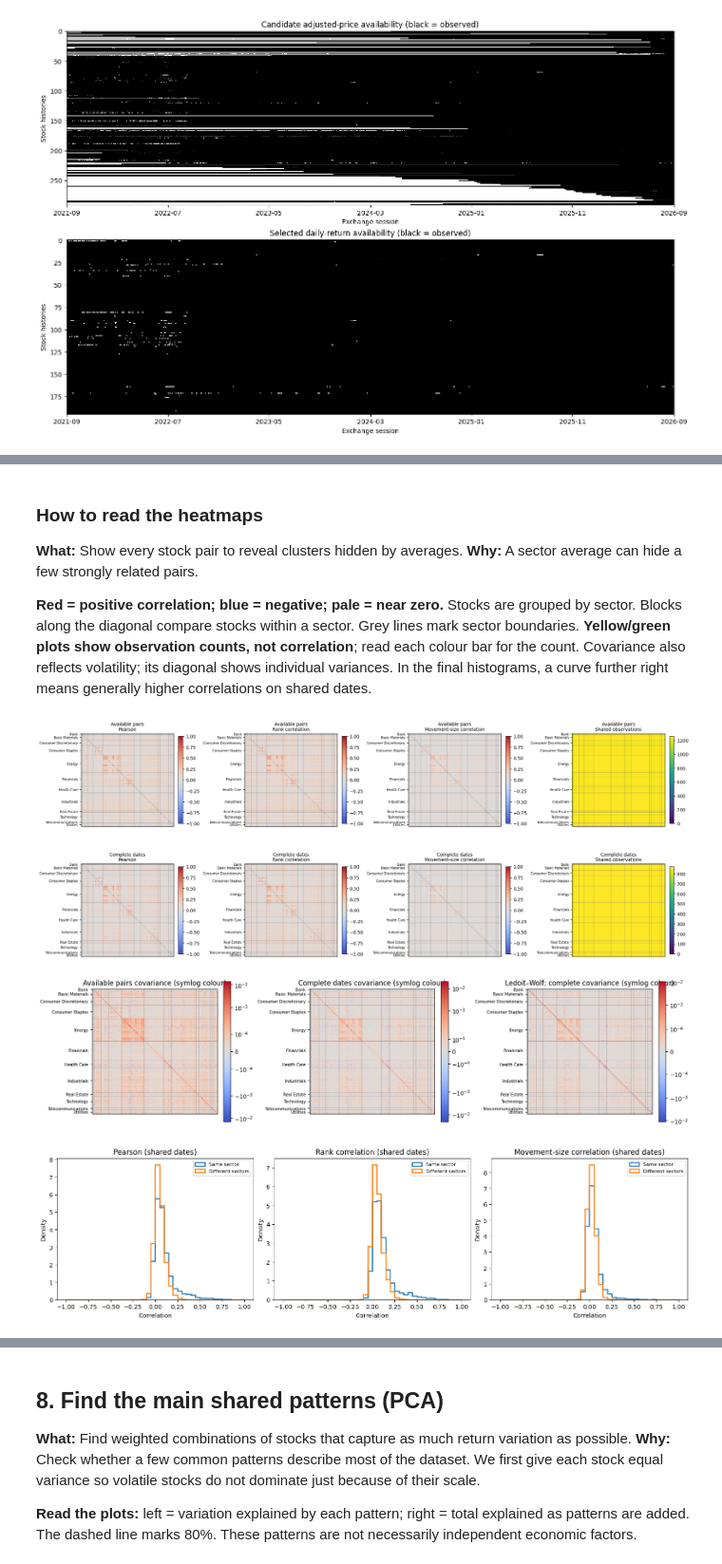
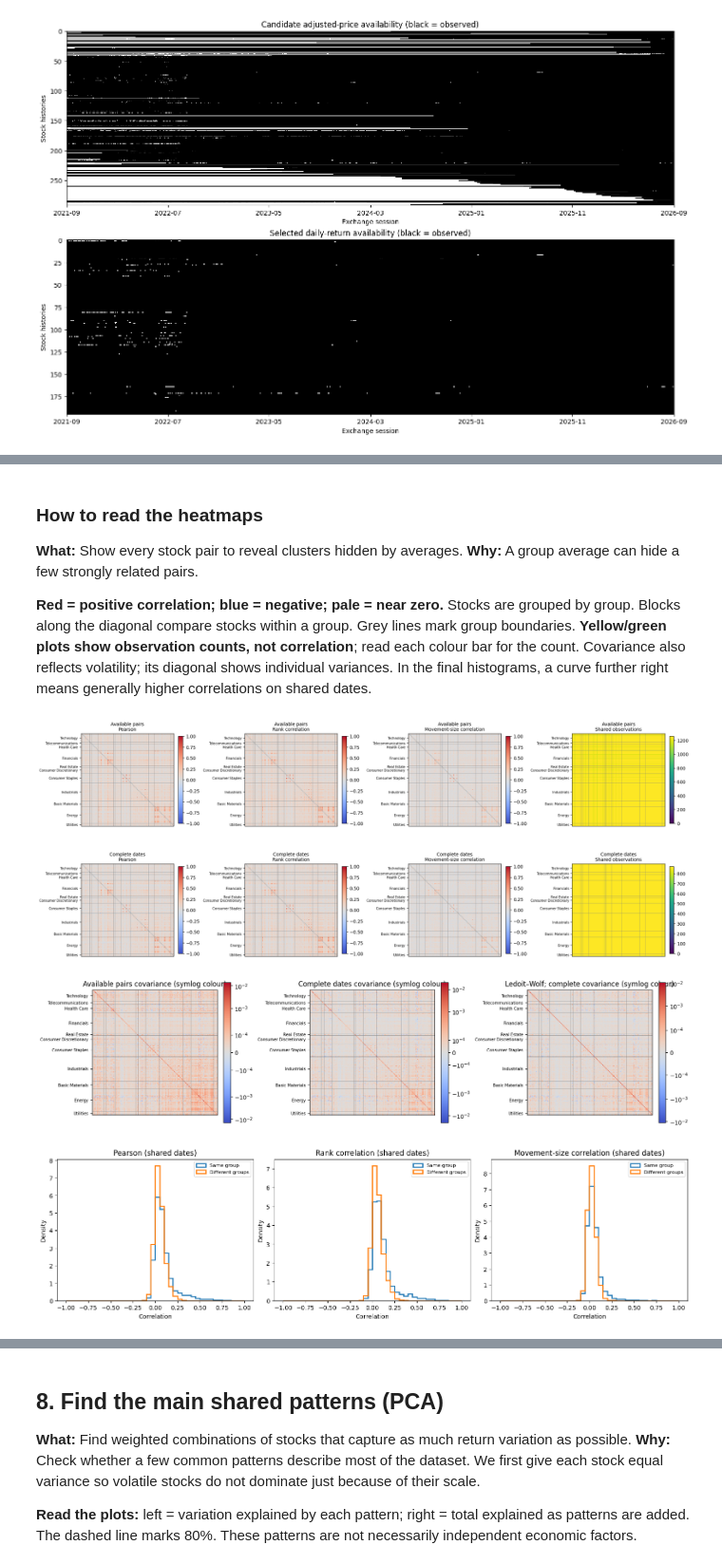
Before and after one commit to dared22/master_thesis, a Jupyter notebook: sandbox/EDA/EDA_sector_dependence.ipynb, the cells around one changed output, grey strips where cells are left out. Shown at 95% size. Drawn from its saved outputs; the diff is of its cells as text; code cells hidden in the pictures.

```diff
--- a/sandbox/EDA/EDA_sector_dependence.ipynb
+++ b/sandbox/EDA/EDA_sector_dependence.ipynb
@@ -41,4 +60,5 @@ observed movements or interpolated across modelling train/validation/test bounda
 # %%
+GROUPING_LEVEL = "Industry"  # Industry, Supersector, Sector, or Original (supplied sectors)
 INTERPOLATE_SHORT_GAPS = False
 MAX_INTERPOLATION_GAP = 5
 
@@ -46,6 +66,10 @@ from pathlib import Path
 from itertools import combinations
 from time import perf_counter
 from importlib.metadata import version
+import hashlib
+import gzip
+import json
+import re
 
 import numpy as np
 import pandas as pd
@@ -80,6 +104,14 @@ BOUNDARY_FLAG = 0.20  # Simple-return inspection threshold, not a deletion rule.
 root = next(p for p in [Path.cwd(), *Path.cwd().parents]
             if (p / "Data" / SOURCE_NAME).is_file())
 source = root / "Data" / SOURCE_NAME
+assert GROUPING_LEVEL in ("Industry", "Supersector", "Sector", "Original")
+mapping_path = root / "Data" / "stock_sector_mapping.csv"
+mapping_hash = None
+source_digest = hashlib.sha256()
+with source.open("rb") as handle:
+    for chunk in iter(lambda: handle.read(1024 * 1024), b""):
+        source_digest.update(chunk)
+financial_source_sha256 = source_digest.hexdigest()
 packages = ["numpy", "pandas", "scipy", "scikit-learn", "matplotlib",
             "exchange_calendars", "tslearn", "threadpoolctl"]
 package_versions = pd.Series({p: version(p) for p in packages}, name="version")
@@ -90,5 +122,6 @@ pd.set_option("display.max_colwidth", 70)
 pd.set_option("display.precision", 3)
 started = perf_counter()
 print(f"Data: {SOURCE_NAME} | {START.date()} to {END.date()}")
+print(f"Grouping: {GROUPING_LEVEL}; interpolation is controlled independently.")
 # %% [output]
 Data: BMG9156K1018_10.09.2026_14.59.34.csv | 2021-09-08 to 2026-09-08
@@ -647,15 +762,16 @@ Covariance shrinkage strength: 48.8% (higher means more shrinkage).
 ### How to read the heatmaps
 
 **What:** Show every stock pair to reveal clusters hidden by averages.
-**Why:** A sector average can hide a few strongly related pairs.
+**Why:** A group average can hide a few strongly related pairs.
 
-**Red = positive correlation; blue = negative; pale = near zero.** Stocks are grouped by sector.
-Blocks along the diagonal compare stocks within a sector. Grey lines mark sector boundaries.
+**Red = positive correlation; blue = negative; pale = near zero.** Stocks are grouped by group.
+Blocks along the diagonal compare stocks within a group. Grey lines mark group boundaries.
 **Yellow/green plots show observation counts, not correlation**; read each colour bar for the count.
 Covariance also reflects volatility; its diagonal shows individual variances.
 In the final histograms, a curve further right means generally higher correlations on shared dates.
 # %%
-sector_labels = selected["sector"].fillna("Unknown").to_numpy()
+heatmap_order = selected.index.tolist()
+sector_labels = selected.loc[heatmap_order, "sector"].fillna("Unknown").to_numpy()
 boundaries = np.flatnonzero(sector_labels[1:] != sector_labels[:-1]) + 1
 starts = np.r_[0, boundaries]
 ends = np.r_[boundaries, len(stock_ids)]
@@ -673,41 +789,42 @@ def sector_axes(ax: plt.Axes) -> None:
 fig, axes = plt.subplots(2, 4, figsize=(20, 8), constrained_layout=True)
 for row, label in enumerate(matrices):
     for col, metric in enumerate(["pearson", "spearman", "absolute", "n_pair"]):
-        matrix = matrices[label][metric].copy()
+        matrix = matrices[label][metric].loc[heatmap_order, heatmap_order].copy()
         if metric != "n_pair":
             np.fill_diagonal(matrix.values, np.nan)
         im = axes[row, col].imshow(matrix, cmap="viridis" if metric == "n_pair" else "coolwarm",
                                    vmin=0 if metric == "n_pair" else -1,
                                    vmax=None if metric == "n_pair" else 1)
         metric_title = {"pearson": "Pearson", "spearman": "Rank correlation",
                         "absolute": "Movement-size correlation", "n_pair": "Shared observations"}[metric]
         axes[row, col].set_title(f"{label}\n{metric_title}", fontsize=10)
         sector_axes(axes[row, col])
         fig.colorbar(im, ax=axes[row, col], shrink=0.7)
 plt.show()
 plt.close(fig)
 fig, axes = plt.subplots(1, 3, figsize=(16, 5), constrained_layout=True)
 for ax, (label, matrix) in zip(axes, [*sample_covariances.items(), ("Ledoit–Wolf; complete", shrinkage_covariance)]):
+    matrix = matrix.loc[heatmap_order, heatmap_order]
     scale = np.nanmax(np.abs(matrix.to_numpy()))
     im = ax.imshow(matrix, cmap="coolwarm", norm=SymLogNorm(linthresh=scale / 100, vmin=-scale, vmax=scale))
     ax.set_title(label + " covariance (symlog colour)")
     sector_axes(ax)
     fig.colorbar(im, ax=ax, shrink=0.7)
 plt.show()
 plt.close(fig)
 fig, axes = plt.subplots(1, 3, figsize=(15, 4), constrained_layout=True)
 for ax, metric in zip(axes, ["pearson", "spearman", "absolute"]):
     pairs = pair_tables["Complete dates"]
-    for same, name in [(True, "Same sector"), (False, "Different sectors")]:
+    for same, name in [(True, "Same group"), (False, "Different groups")]:
         values = pairs.loc[pairs["known_sectors"] & pairs["same_sector"].eq(same), metric].dropna()
         ax.hist(values, bins=np.linspace(-1, 1, 41), density=True, histtype="step", linewidth=1.8, label=name)
     title = {"pearson": "Pearson", "spearman": "Rank correlation", "absolute": "Movement-size correlation"}[metric]
     ax.set(title=title + " (shared dates)", xlabel="Correlation", ylabel="Density")
     ax.legend(fontsize=8)
 plt.show()
 plt.close(fig)
 # %% [output]
-[figure, old version]
+[figure, new version]
-[figure, old version]
+[figure, new version]
 [figure]
 # %% [markdown]
```
Also changed, not shown: parts of 25 cells of this notebook, 26 other files.
